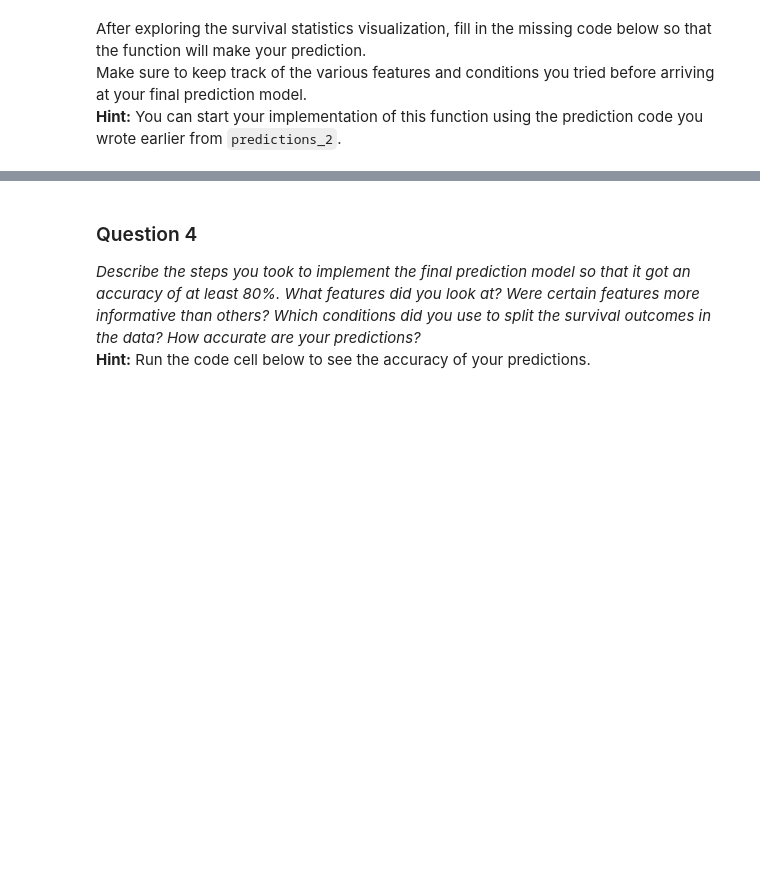
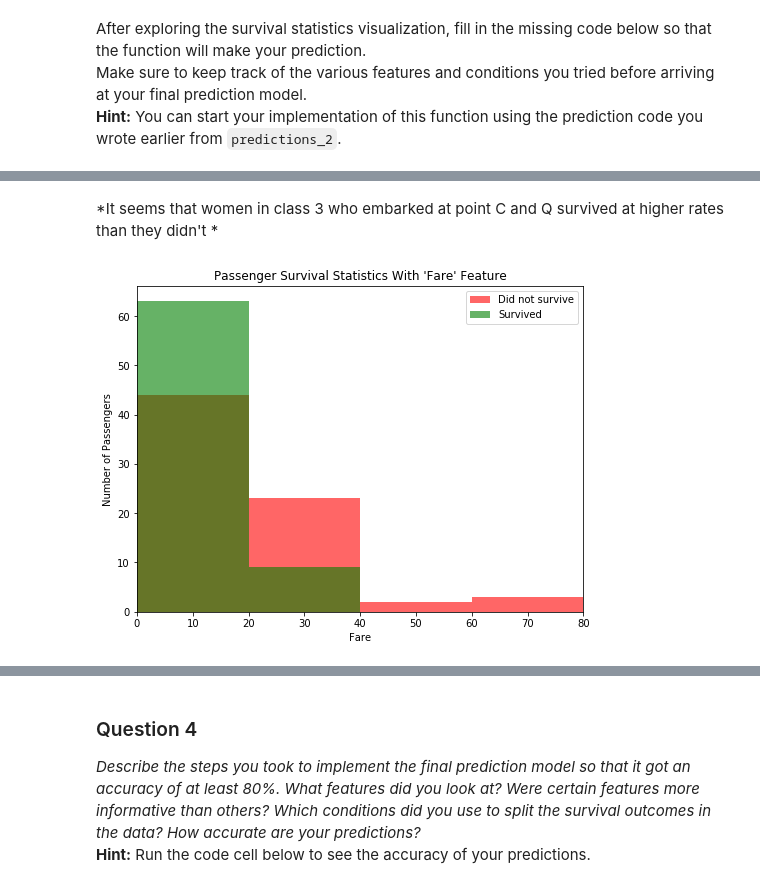
Before and after one commit to tichmangono/titanic_survival_exploration, a Jupyter notebook: titanic_survival_exploration.ipynb, the cells around one changed output, grey strips where cells are left out. Drawn from its saved outputs; the diff is of its cells as text; code cells hidden in the pictures; blank space fills up the shorter version.

```diff
--- a/titanic_survival_exploration.ipynb
+++ b/titanic_survival_exploration.ipynb
@@ -241,0 +263,7 @@ Make sure to keep track of the various features and conditions you tried before
+# %% [markdown]
+*It seems that women in class 3 who embarked at point C and Q survived at
+higher rates than they didn't *
+# %%
+vs.survival_stats(data, outcomes, 'Fare',["Sex == 'female'", "Pclass == 3"])
+# %% [output]
+[figure, added]
```
Also changed, not shown: parts of 24 cells of this notebook, 1 other file.
